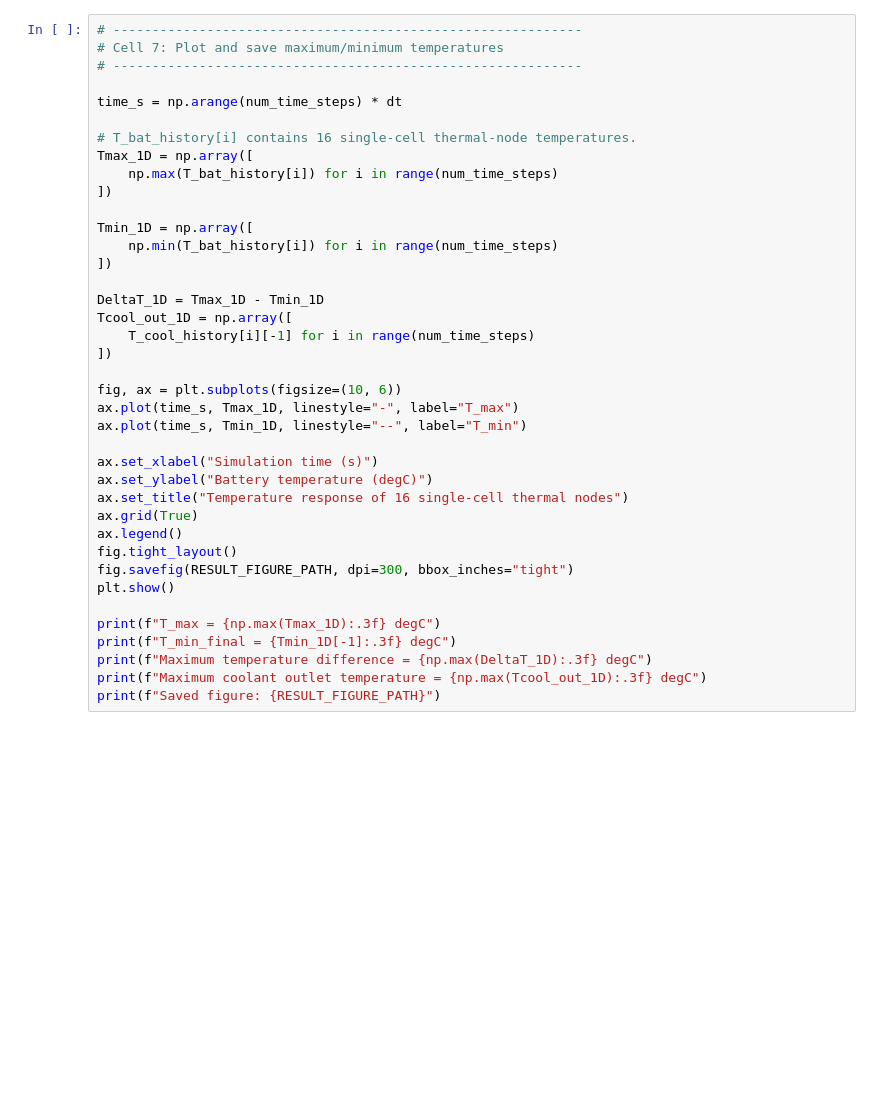
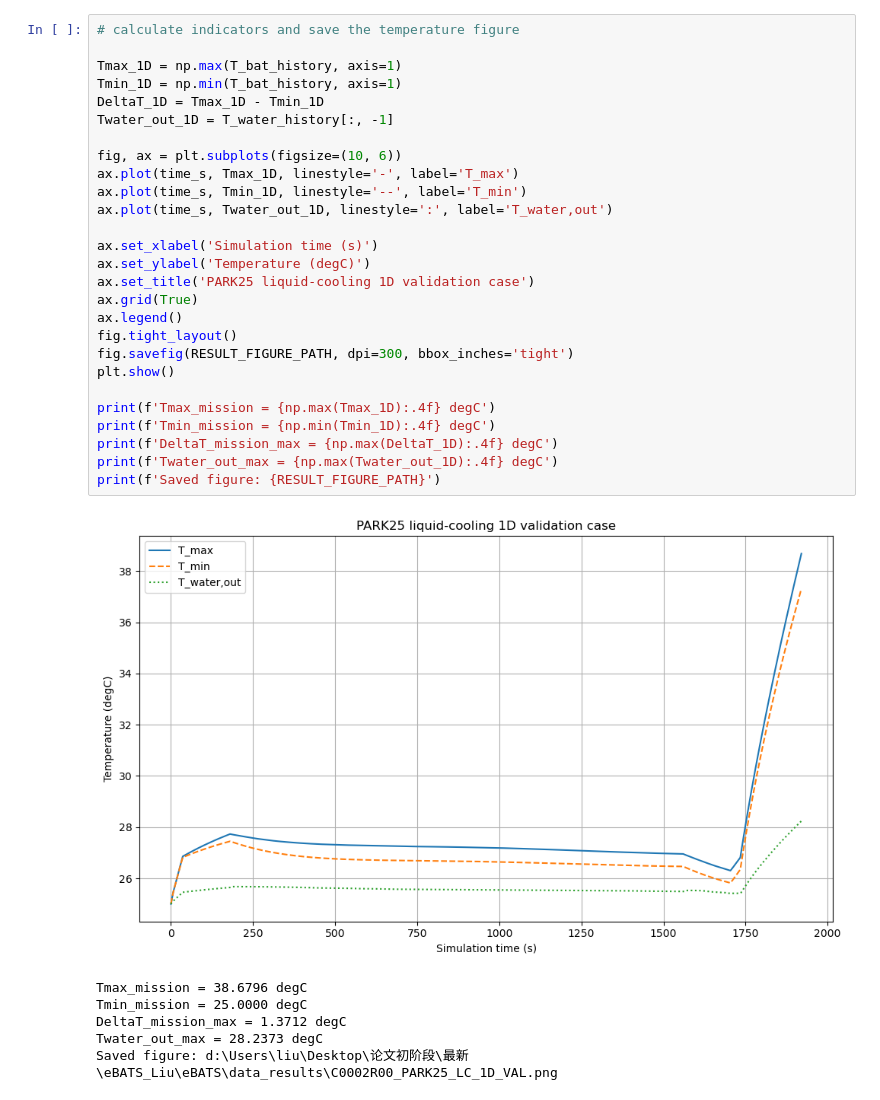
Before and after one commit to sxwd4ever/eBATS, a Jupyter notebook: C0002R00_PARK25_LC_1D_VAL.ipynb, the cells around one changed output. Cells and saved outputs as stored; diff of their text form; blank space fills up the shorter version.

```diff
--- a/C0002R00_PARK25_LC_1D_VAL.ipynb
+++ b/C0002R00_PARK25_LC_1D_VAL.ipynb
@@ -413,40 +384,35 @@ print(f"Max residual = {np.max(Q_res_history):.6e} W", flush=True)
 # %%
-# ------------------------------------------------------------
-# Cell 7: Plot and save maximum/minimum temperatures
-# ------------------------------------------------------------
+# calculate indicators and save the temperature figure
 
-time_s = np.arange(num_time_steps) * dt
-
-# T_bat_history[i] contains 16 single-cell thermal-node temperatures.
-Tmax_1D = np.array([
-    np.max(T_bat_history[i]) for i in range(num_time_steps)
-])
-
-Tmin_1D = np.array([
-    np.min(T_bat_history[i]) for i in range(num_time_steps)
-])
-
+Tmax_1D = np.max(T_bat_history, axis=1)
+Tmin_1D = np.min(T_bat_history, axis=1)
 DeltaT_1D = Tmax_1D - Tmin_1D
-Tcool_out_1D = np.array([
-    T_cool_history[i][-1] for i in range(num_time_steps)
-])
+Twater_out_1D = T_water_history[:, -1]
 
 fig, ax = plt.subplots(figsize=(10, 6))
-ax.plot(time_s, Tmax_1D, linestyle="-", label="T_max")
-ax.plot(time_s, Tmin_1D, linestyle="--", label="T_min")
+ax.plot(time_s, Tmax_1D, linestyle='-', label='T_max')
+ax.plot(time_s, Tmin_1D, linestyle='--', label='T_min')
+ax.plot(time_s, Twater_out_1D, linestyle=':', label='T_water,out')
 
-ax.set_xlabel("Simulation time (s)")
-ax.set_ylabel("Battery temperature (degC)")
-ax.set_title("Temperature response of 16 single-cell thermal nodes")
+ax.set_xlabel('Simulation time (s)')
+ax.set_ylabel('Temperature (degC)')
+ax.set_title('PARK25 liquid-cooling 1D validation case')
 ax.grid(True)
 ax.legend()
 fig.tight_layout()
-fig.savefig(RESULT_FIGURE_PATH, dpi=300, bbox_inches="tight")
+fig.savefig(RESULT_FIGURE_PATH, dpi=300, bbox_inches='tight')
 plt.show()
 
-print(f"T_max = {np.max(Tmax_1D):.3f} degC")
-print(f"T_min_final = {Tmin_1D[-1]:.3f} degC")
-print(f"Maximum temperature difference = {np.max(DeltaT_1D):.3f} degC")
-print(f"Maximum coolant outlet temperature = {np.max(Tcool_out_1D):.3f} degC")
-print(f"Saved figure: {RESULT_FIGURE_PATH}")
+print(f'Tmax_mission = {np.max(Tmax_1D):.4f} degC')
+print(f'Tmin_mission = {np.min(Tmin_1D):.4f} degC')
+print(f'DeltaT_mission_max = {np.max(DeltaT_1D):.4f} degC')
+print(f'Twater_out_max = {np.max(Twater_out_1D):.4f} degC')
+print(f'Saved figure: {RESULT_FIGURE_PATH}')
+# %% [output]
+[figure, added]
+Tmax_mission = 38.6796 degC
+Tmin_mission = 25.0000 degC
+DeltaT_mission_max = 1.3712 degC
+Twater_out_max = 28.2373 degC
+Saved figure: d:\Users\liu\Desktop\论文初阶段\最新\eBATS_Liu\eBATS\data_results\C0002R00_PARK25_LC_1D_VAL.png
 # %%
```
Also changed, not shown: parts of 11 cells of this notebook, 4 other files.
